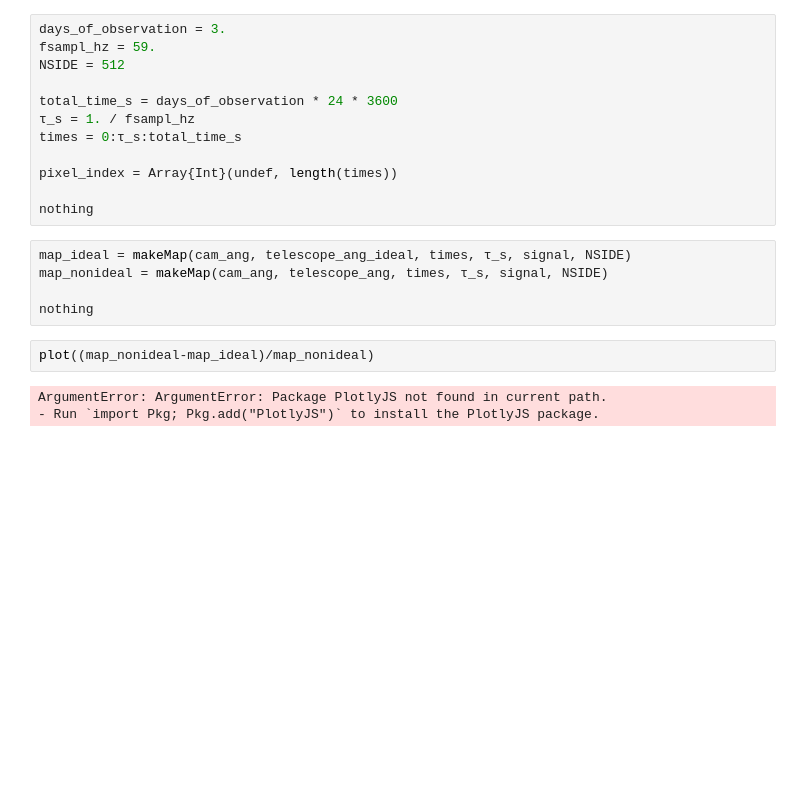
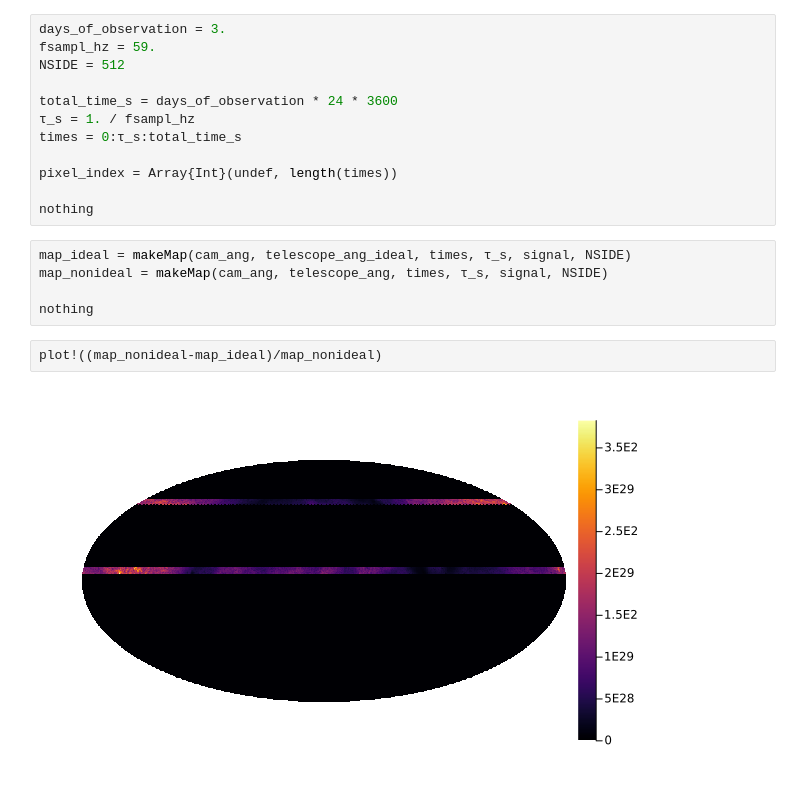
Before and after one commit to teob97/PRMaps.jl, a Jupyter notebook: notebooks/mappe1.ipynb, the cells around one changed output. Saved outputs shown, nothing was run; the diff lists cells and outputs as text; blank space fills up the shorter version.

Commit message:
Change plot into plot!

```diff
--- a/notebooks/mappe1.ipynb
+++ b/notebooks/mappe1.ipynb
@@ -34,7 +34,6 @@ map_nonideal = makeMap(cam_ang, telescope_ang, times, τ_s, signal, NSIDE)
 
 nothing
 # %%
-plot((map_nonideal-map_ideal)/map_nonideal)
+plot!((map_nonideal-map_ideal)/map_nonideal)
 # %% [output]
-ArgumentError: ArgumentError: Package PlotlyJS not found in current path.
-- Run `import Pkg; Pkg.add("PlotlyJS")` to install the PlotlyJS package.
+[figure, added]
```
Also changed, not shown: 1 other file.
